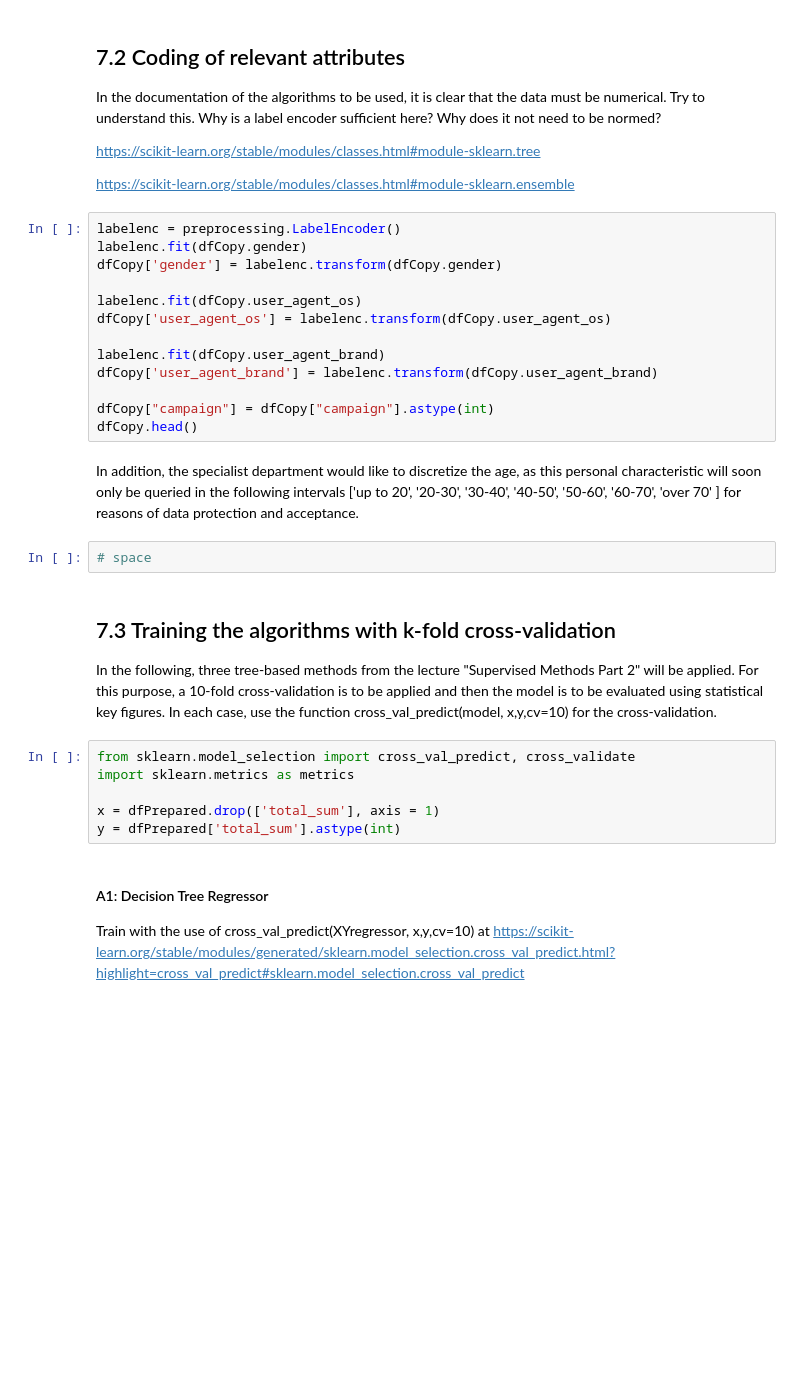
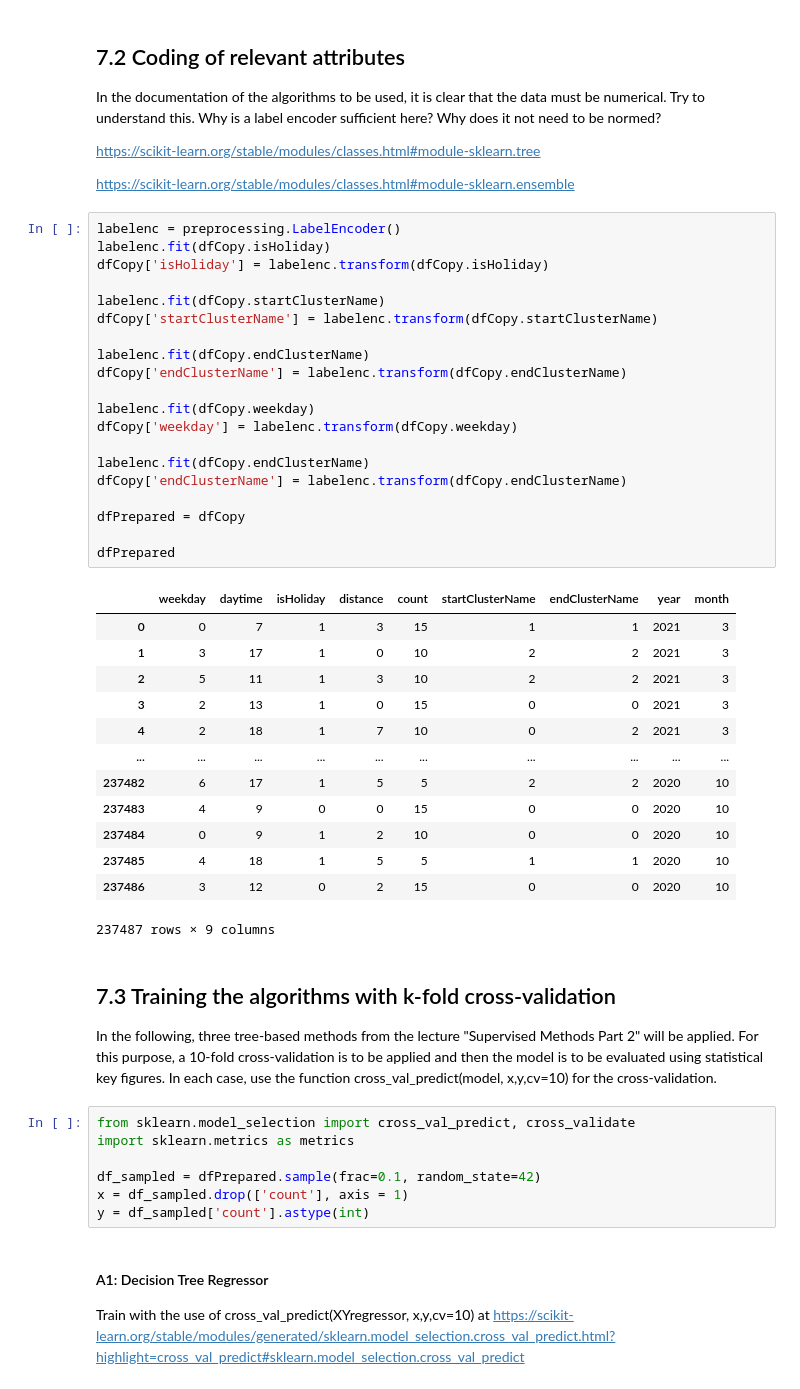
Before and after one commit to jordantatue/datamining, a Jupyter notebook: boosting_regression.ipynb, the cells around one changed output. Drawn from its saved outputs; the diff is of its cells as text; blank space fills up the shorter version.

```diff
--- a/boosting_regression.ipynb
+++ b/boosting_regression.ipynb
@@ -56,21 +84,38 @@ https://scikit-learn.org/stable/modules/classes.html#module-sklearn.tree
 https://scikit-learn.org/stable/modules/classes.html#module-sklearn.ensemble
 # %%
 labelenc = preprocessing.LabelEncoder()
-labelenc.fit(dfCopy.gender)
-dfCopy['gender'] = labelenc.transform(dfCopy.gender)
+labelenc.fit(dfCopy.isHoliday)
+dfCopy['isHoliday'] = labelenc.transform(dfCopy.isHoliday)
 
-labelenc.fit(dfCopy.user_agent_os)
-dfCopy['user_agent_os'] = labelenc.transform(dfCopy.user_agent_os)
+labelenc.fit(dfCopy.startClusterName)
+dfCopy['startClusterName'] = labelenc.transform(dfCopy.startClusterName)
 
-labelenc.fit(dfCopy.user_agent_brand)
-dfCopy['user_agent_brand'] = labelenc.transform(dfCopy.user_agent_brand)
+labelenc.fit(dfCopy.endClusterName)
+dfCopy['endClusterName'] = labelenc.transform(dfCopy.endClusterName)
 
-dfCopy["campaign"] = dfCopy["campaign"].astype(int)
-dfCopy.head()
+labelenc.fit(dfCopy.weekday)
+dfCopy['weekday'] = labelenc.transform(dfCopy.weekday)
+
+labelenc.fit(dfCopy.endClusterName)
+dfCopy['endClusterName'] = labelenc.transform(dfCopy.endClusterName)
+
+dfPrepared = dfCopy
+
+dfPrepared
+# %% [output]
+|  | weekday | daytime | isHoliday | distance | count | startClusterName | endClusterName | year | month |
+| 0 | 0 | 7 | 1 | 3 | 15 | 1 | 1 | 2021 | 3 |
+| 1 | 3 | 17 | 1 | 0 | 10 | 2 | 2 | 2021 | 3 |
+| 2 | 5 | 11 | 1 | 3 | 10 | 2 | 2 | 2021 | 3 |
+| 3 | 2 | 13 | 1 | 0 | 15 | 0 | 0 | 2021 | 3 |
+| 4 | 2 | 18 | 1 | 7 | 10 | 0 | 2 | 2021 | 3 |
+| ... | ... | ... | ... | ... | ... | ... | ... | ... | ... |
+| 237482 | 6 | 17 | 1 | 5 | 5 | 2 | 2 | 2020 | 10 |
+| 237483 | 4 | 9 | 0 | 0 | 15 | 0 | 0 | 2020 | 10 |
+| 237484 | 0 | 9 | 1 | 2 | 10 | 0 | 0 | 2020 | 10 |
+| 237485 | 4 | 18 | 1 | 5 | 5 | 1 | 1 | 2020 | 10 |
+| 237486 | 3 | 12 | 0 | 2 | 15 | 0 | 0 | 2020 | 10 |
+237487 rows × 9 columns
-# %% [markdown]
-In addition, the specialist department would like to discretize the age, as this personal characteristic will soon only be queried in the following intervals ['up to 20', '20-30', '30-40', '40-50', '50-60', '60-70', 'over 70' ] for reasons of data protection and acceptance.
-# %%
-# space
 # %% [markdown]
 ## 7.3 Training the algorithms with k-fold cross-validation
 In the following, three tree-based methods from the lecture "Supervised Methods Part 2" will be applied. For this purpose, a 10-fold cross-validation is to be applied and then the model is to be evaluated using statistical key figures.
@@ -79,8 +124,9 @@ In each case, use the function cross_val_predict(model, x,y,cv=10) for the cross
 from sklearn.model_selection import cross_val_predict, cross_validate
 import sklearn.metrics as metrics
 
-x = dfPrepared.drop(['total_sum'], axis = 1)
-y = dfPrepared['total_sum'].astype(int)
+df_sampled = dfPrepared.sample(frac=0.1, random_state=42)
+x = df_sampled.drop(['count'], axis = 1)
+y = df_sampled['count'].astype(int)
 # %% [markdown]
 #### A1: Decision Tree Regressor
 Train with the use of cross_val_predict(XYregressor, x,y,cv=10) at https://scikit-learn.org/stable/modules/generated/sklearn.model_selection.cross_val_predict.html?highlight=cross_val_predict#sklearn.model_selection.cross_val_predict
```
Also changed, not shown: parts of 26 cells of this notebook.
